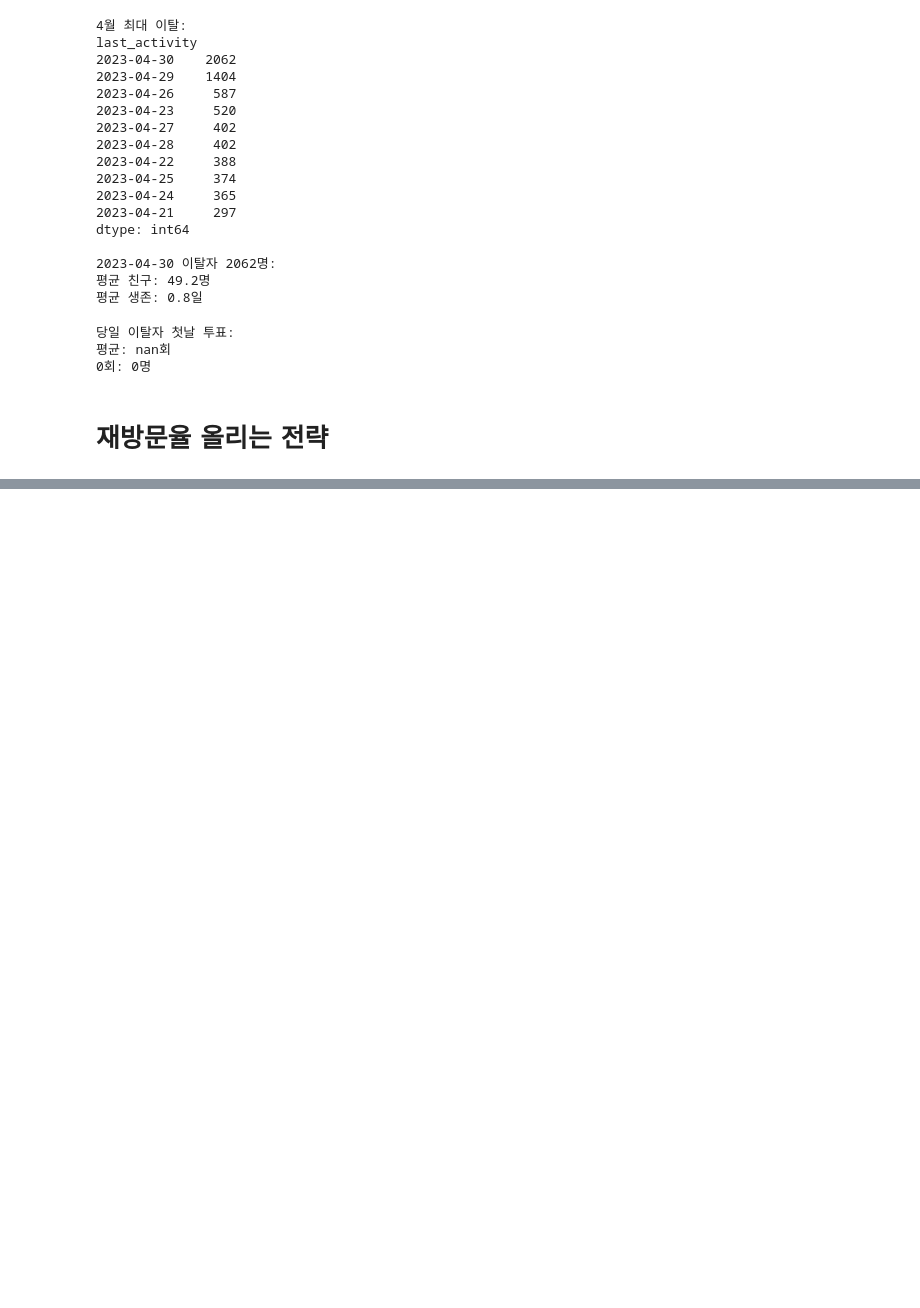
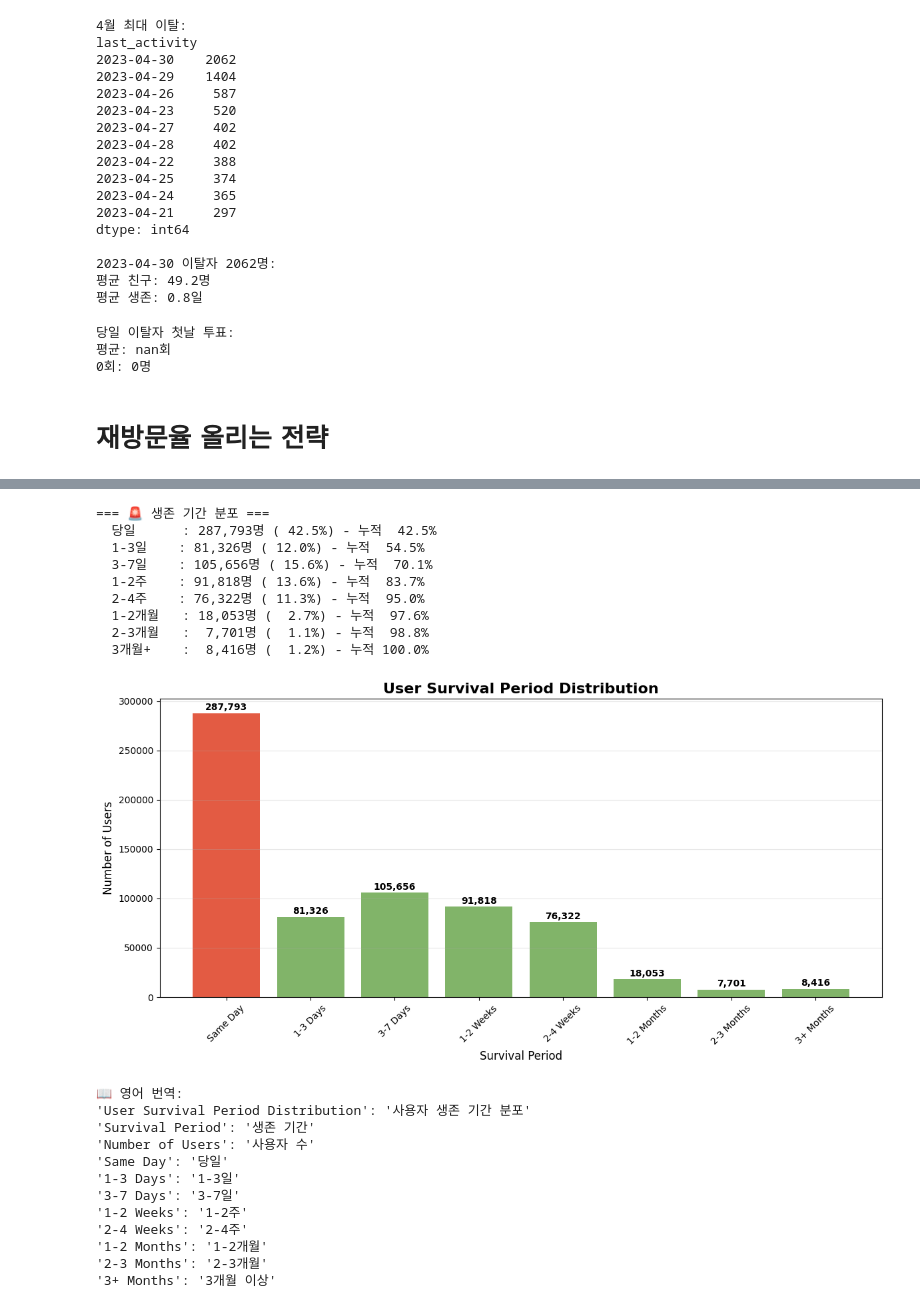
Before and after one commit to goodnews724/sprint_final_project, a Jupyter notebook: notebooks/hojae.ipynb, the cells around one changed output, grey strips where cells are left out. Drawn from its saved outputs; the diff is of its cells as text; code cells hidden in the pictures; blank space fills up the shorter version.

```diff
--- a/notebooks/hojae.ipynb
+++ b/notebooks/hojae.ipynb
@@ -6120,0 +6443,78 @@ Mann-Whitney U 검정 p-value: 0.0000
+# %%
+import matplotlib.pyplot as plt
+
+# 한글 폰트 문제 해결
+plt.rcParams['axes.unicode_minus'] = False
+
+# 생존 기간 분석
+user_survival['survival_days'] = (user_survival['last_activity'] - user_survival['first_activity']).dt.days
+
+print("=== 🚨 생존 기간 분포 ===")
+
+bins = [0, 1, 3, 7, 14, 30, 60, 90, float('inf')]
+labels = ['당일', '1-3일', '3-7일', '1-2주', '2-4주', '1-2개월', '2-3개월', '3개월+']
+english_labels = ['Same Day', '1-3 Days', '3-7 Days', '1-2 Weeks', '2-4 Weeks', '1-2 Months', '2-3 Months', '3+ Months']
+
+user_survival['survival_period'] = pd.cut(user_survival['survival_days'], bins=bins, labels=labels, include_lowest=True)
+survival_dist = user_survival['survival_period'].value_counts().sort_index()
+
+cumulative = 0
+for period, count in survival_dist.items():
+  pct = count / len(user_survival) * 100
+  cumulative += pct
+  print(f"  {period:8}: {count:6,}명 ({pct:5.1f}%) - 누적 {cumulative:5.1f}%")
+
+# 색상 정의 (Same Day 강조)
+colors = ['#dc3214'] + ['#62a243'] * 7  # 첫 번째(Same Day)는 빨간색, 나머지는 초록색
+
+# 시각화 (영어 라벨 사용)
+plt.figure(figsize=(12, 6))
+bars = plt.bar(range(len(survival_dist)), survival_dist.values, color=colors, alpha=0.8)
+plt.xlabel('Survival Period', fontsize=12)
+plt.ylabel('Number of Users', fontsize=12)
+plt.title('User Survival Period Distribution', fontsize=16, fontweight='bold')
+plt.xticks(range(len(survival_dist)), english_labels, rotation=45)
+
+# 값 표시
+for i, v in enumerate(survival_dist.values):
+  plt.text(i, v + max(survival_dist.values)*0.01, f'{v:,}', ha='center', fontweight='bold', fontsize=10)
+
+plt.grid(axis='y', alpha=0.3)
+plt.tight_layout()
+plt.show()
+
+print("\n📖 영어 번역:")
+print("'User Survival Period Distribution': '사용자 생존 기간 분포'")
+print("'Survival Period': '생존 기간'")
+print("'Number of Users': '사용자 수'")
+print("'Same Day': '당일'")
+print("'1-3 Days': '1-3일'")
+print("'3-7 Days': '3-7일'")
+print("'1-2 Weeks': '1-2주'")
+print("'2-4 Weeks': '2-4주'")
+print("'1-2 Months': '1-2개월'")
+print("'2-3 Months': '2-3개월'")
+print("'3+ Months': '3개월 이상'")
+# %% [output]
+=== 🚨 생존 기간 분포 ===
+  당일      : 287,793명 ( 42.5%) - 누적  42.5%
+  1-3일    : 81,326명 ( 12.0%) - 누적  54.5%
+  3-7일    : 105,656명 ( 15.6%) - 누적  70.1%
+  1-2주    : 91,818명 ( 13.6%) - 누적  83.7%
+  2-4주    : 76,322명 ( 11.3%) - 누적  95.0%
+  1-2개월   : 18,053명 (  2.7%) - 누적  97.6%
+  2-3개월   :  7,701명 (  1.1%) - 누적  98.8%
+  3개월+    :  8,416명 (  1.2%) - 누적 100.0%
+[figure, added]
+📖 영어 번역:
+'User Survival Period Distribution': '사용자 생존 기간 분포'
+'Survival Period': '생존 기간'
+'Number of Users': '사용자 수'
+'Same Day': '당일'
+'1-3 Days': '1-3일'
+'3-7 Days': '3-7일'
+'1-2 Weeks': '1-2주'
+'2-4 Weeks': '2-4주'
+'1-2 Months': '1-2개월'
+'2-3 Months': '2-3개월'
+'3+ Months': '3개월 이상'
```
Also changed, not shown: parts of 5 cells of this notebook, 4 other files.
